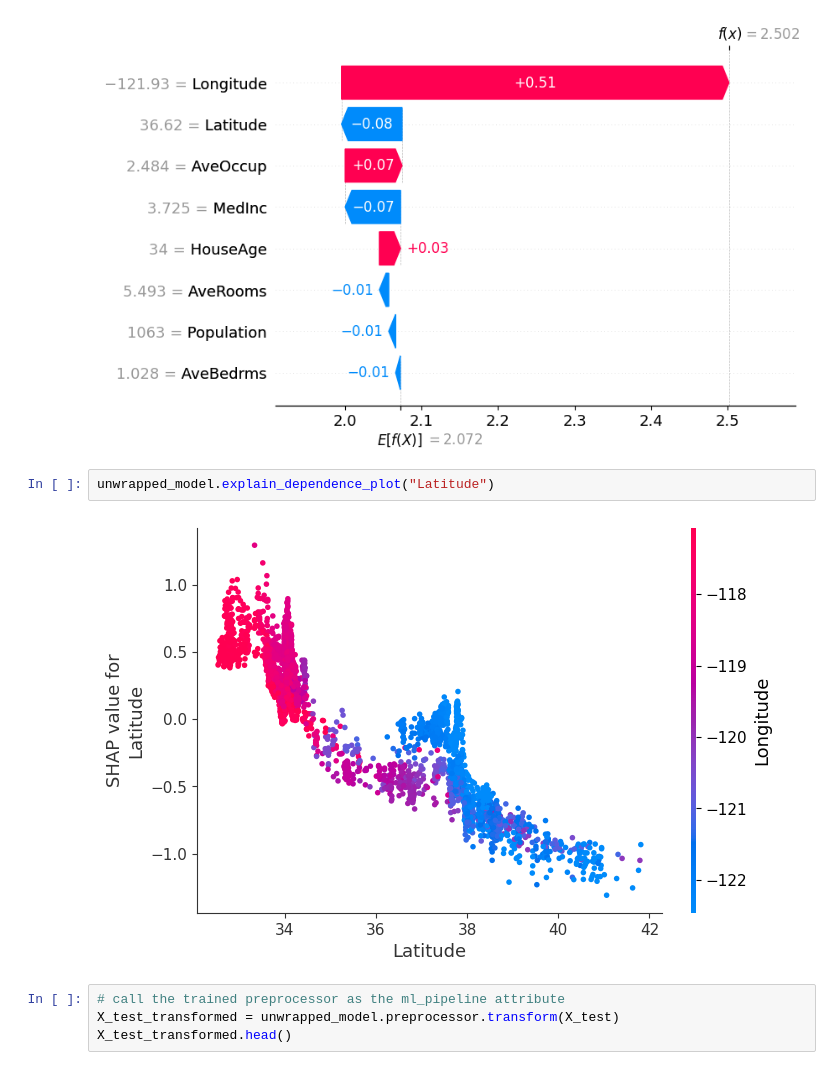
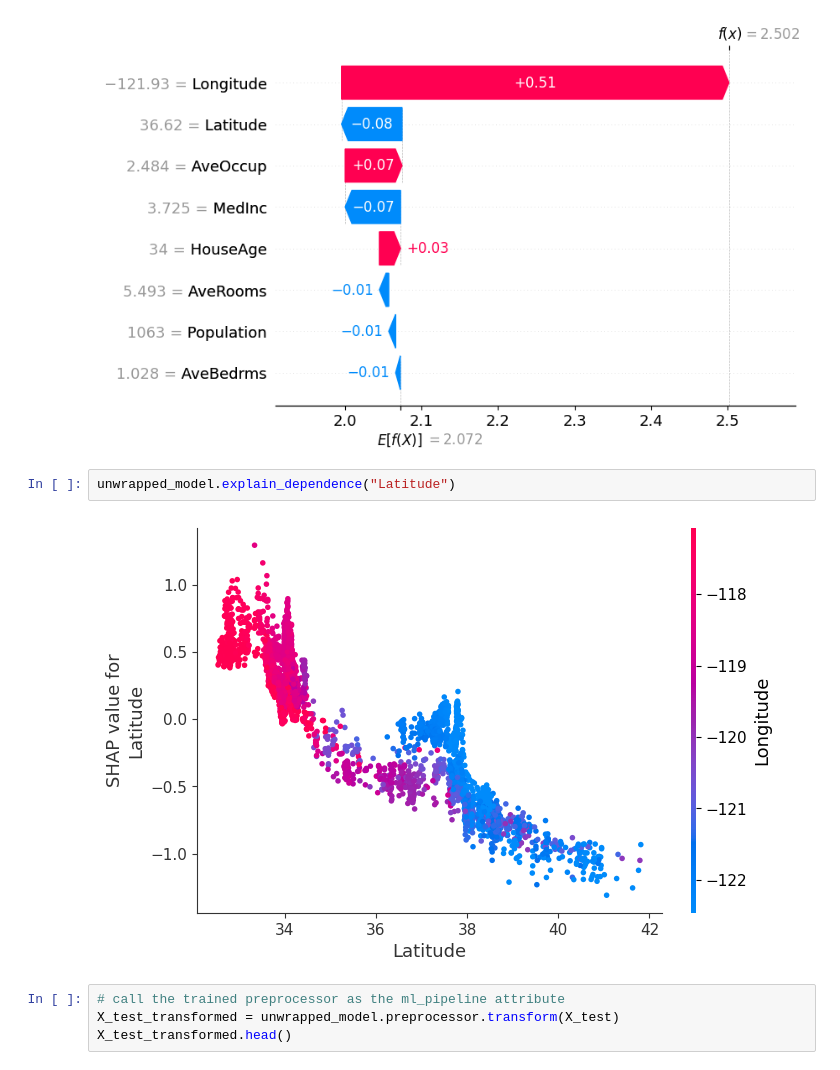
Before and after one commit to MenaWANG/mlarena, a Jupyter notebook: examples/1.basic_usage.ipynb, the cells around one changed output. Drawn from its saved outputs; the diff is of its cells as text.

```diff
--- a/examples/1.basic_usage.ipynb
+++ b/examples/1.basic_usage.ipynb
@@ -312,9 +312,9 @@ unwrapped_model.explain_case(5)
 # %% [output]
 [figure]
 # %%
-unwrapped_model.explain_dependence_plot("Latitude")
+unwrapped_model.explain_dependence("Latitude")
 # %% [output]
-[figure, old version]
+[figure, new version]
 # %%
 # call the trained preprocessor as the ml_pipeline attribute
 X_test_transformed = unwrapped_model.preprocessor.transform(X_test)
```
Also changed, not shown: parts of 11 cells of this notebook, 4 other files.
